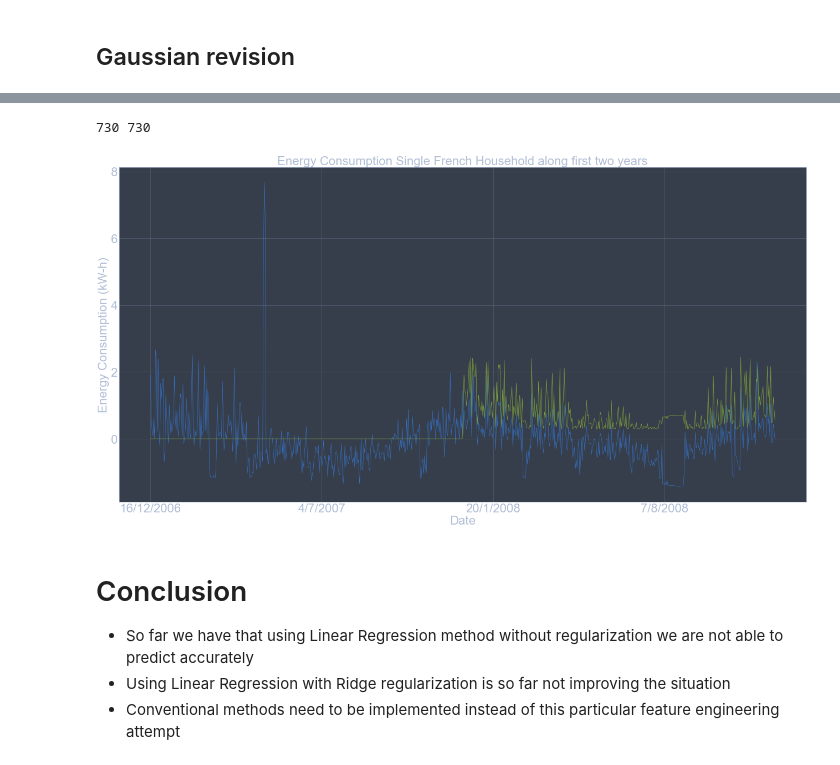
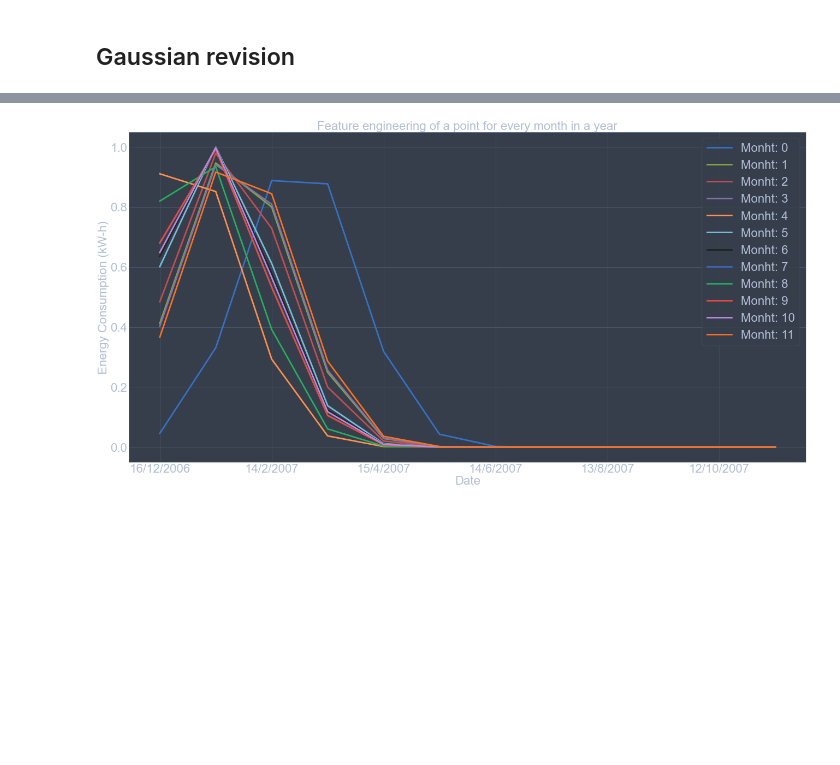
Before and after one commit to tm-pe2/ai-ml, a Jupyter notebook: timeseries/single_house.ipynb, the cells around one changed output, grey strips where cells are left out. Drawn from its saved outputs; the diff is of its cells as text; code cells hidden in the pictures; blank space fills up the shorter version.

Commit message:
time series using feature engineering

```diff
--- a/timeseries/single_house.ipynb
+++ b/timeseries/single_house.ipynb
@@ -149,16 +120,8 @@ plt.show()
 # %%
 # Assumption: every point has the same "gaussian influence" across a single month
 # Here we define a monthly importance(decay) factor and the sigma hyperparameter
-sigma = s
+sigma = 1
 nm = 12
 m = np.zeros(shape=(1,nm))
 for i in range(nm):
     m[0,i] = i
-
-#XE : XEngineered
-XE = np.zeros(shape=(len(X),nm))
-Identity = np.ones(shape=(1,nm))
-print(len(XE))
-for i in range(len(X)):
-    XE[i,:] = np.exp(-(X[i] * Identity - m) * (X[i] * Identity - m) / (2 * sigma))
-print(XE)
@@ -254,33 +128,31 @@ y_toplot = scaler.inverse_transform(y_valpredict)
-# %%
-size = len(Xtrain) + len(Xval)
-xreal_values = data.iloc[0:size,0].values
-yreal = np.concatenate((ytrain, yval))
-print(len(data["Time"][0:size]), len(yreal))
-# %% [output]
-730 730
-# %%
-plt.figure(figsize=(40,20), dpi=40)
-plt.locator_params(axis='x', nbins=3)
-x_ticks = np.arange(0, len(Xtrain) + len(Xval), 200)
-plt.xticks(x_ticks)
-plt.xticks(fontsize=40)
-plt.yticks(fontsize=40)
-size = len(Xtrain) + len(Xval)
-yreal = np.concatenate((ytrain, yval))
-xreal_values = data.iloc[0:size,0].values
-plt.plot(xreal_values, yreal)
-ypred= lrr.predict(Xval)
-ynull = np.zeros(len(ytrain))
-ypredicted = np.concatenate((ynull.reshape(-1,1), y_toplot))
-plt.plot(xreal_values, ypredicted)
-plt.xlabel("Date", fontsize=40)
-plt.ylabel("Energy Consumption (kW-h)", fontsize=40)
-plt.title("Energy Consumption Single French Household along first two years", fontsize=40)
-plt.show()
-# %% [output]
-[figure, removed]
-# %% [markdown]
-# Conclusion
-- So far we have that using Linear Regression method without regularization we are not able to predict accurately
-- Using Linear Regression with Ridge regularization is so far not improving the situation
-- Conventional methods need to be implemented instead of this particular feature engineering attempt
+# %%
+XtrainEngineered  = np.zeros(shape=(len(Xtrain),nm))
+Identity = np.ones(shape=(1,nm))
+for i in range(len(Xtrain)):
+    XtrainEngineered[i,:] = np.exp(-(Xtrain["Energy"][i] * Identity - m) ** 2 / (2 * sigma))
+# %%
+xtemp = []
+ytemp = []
+for i in range(0,335,30):
+    xtemp.append(Xtrain["Time"][i])
+    ytemp.append(XtrainEngineered[i,:])
+
+# We create the plot here to visualize the feature engineering effect
+plt.figure(figsize=(40,20), dpi=40)
+plt.locator_params(axis='x', nbins=3)
+x_ticks = np.arange(0, 11, 2)
+plt.xticks(x_ticks)
+plt.xticks(fontsize=40)
+plt.yticks(fontsize=40)
+#plt.plot(data["Time"], data["Energy"], label='Original', linewidth='5')
+plt.xlabel("Date", fontsize=40)
+plt.ylabel("Energy Consumption (kW-h)", fontsize=40)
+plt.title("Feature engineering of a point for every month in a year", fontsize=40)
+#plt.legend(loc='best', fontsize=40)
+for i in range(len(xtemp)):
+    month = "Monht: " + str(i)
+    plt.plot(xtemp, ytemp[i], linewidth='5', label=month)
+plt.legend(loc='best', fontsize=40)
+plt.show()
+# %% [output]
+[figure, added]
```
Also changed, not shown: parts of 25 cells of this notebook, 1 other file.
